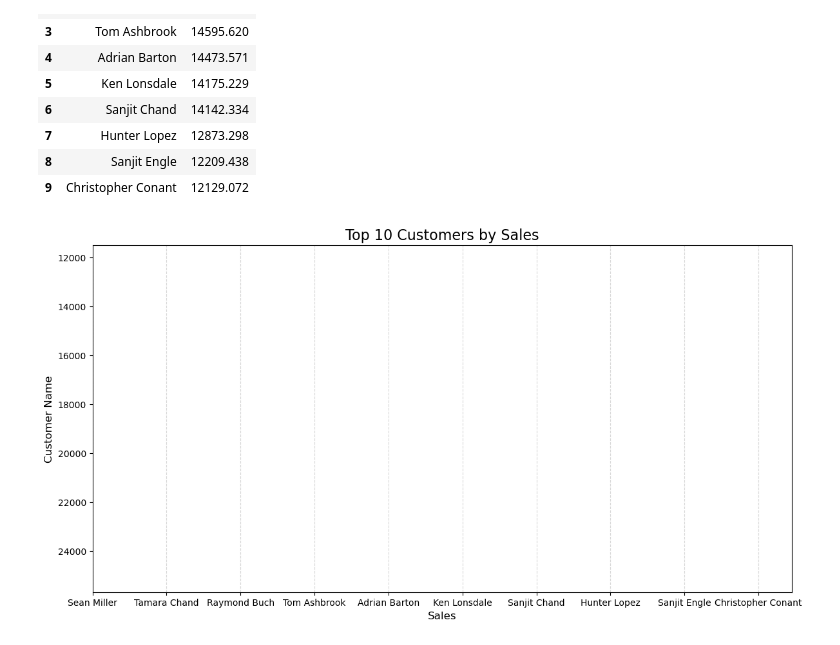
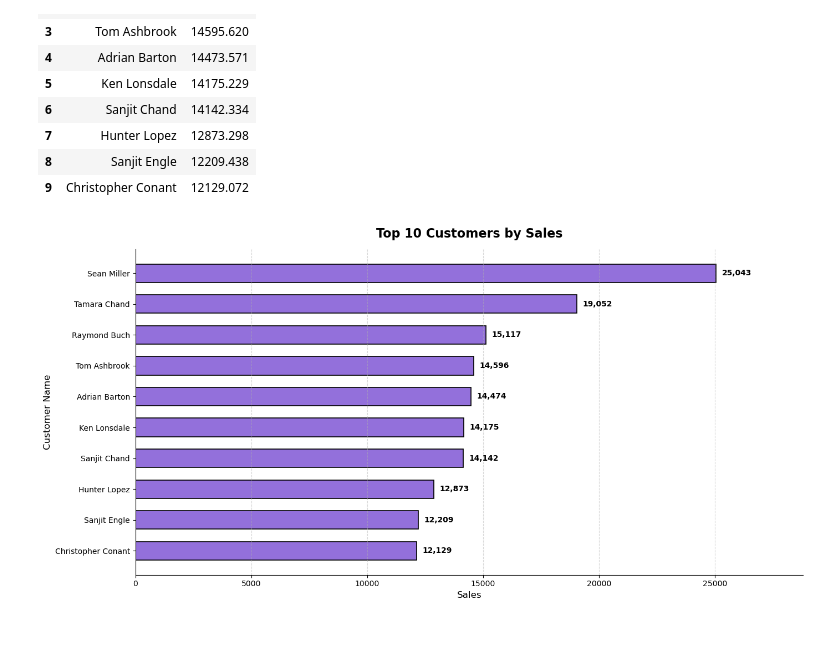
Before and after one commit to nilesh-2006/E-Commerce-Sales-Analysis, a Jupyter notebook: notebooks/06_customer_analysis.ipynb, the cells around one changed output. Saved outputs shown, nothing was run; the diff lists cells and outputs as text; code cells hidden in the pictures.

Commit message:
change color

```diff
--- a/notebooks/06_customer_analysis.ipynb
+++ b/notebooks/06_customer_analysis.ipynb
@@ -68,22 +68,45 @@ top_customers
 # %%
 
 plt.figure(figsize=(14,7))
-plt.barh(top_customers["Sales"], top_customers["Customer Name"])
 
-plt.title("Top 10 Customers by Sales", fontsize=16)
+bars = plt.barh(top_customers["Customer Name"], top_customers["Sales"],
+         color="mediumpurple", edgecolor="black",
+         linewidth=1.2, height=0.6)
+
+plt.gca().invert_yaxis()
+
+plt.title("Top 10 Customers by Sales", fontsize=16, fontweight="bold", pad=15)
 
 plt.xlabel("Sales", fontsize=12)
 
 plt.ylabel("Customer Name", fontsize=12)
 
-plt.gca().invert_yaxis()
+plt.grid(axis="x",linestyle="--", alpha=0.5)
+plt.yticks(fontsize=10)
 
-plt.grid(axis="x",linestyle="--", alpha=0.5)
+plt.xlim(0, top_customers["Sales"].max() * 1.15)
 
-# # Value labels
-# for index, value in enumerate(top_customers.values):
-#     plt.text(value, index, f"{value:,.0f}", va="center")
+# Value labels
+offset = top_customers["Sales"].max() * 0.01
 
-# plt.tight_layout()
+for bar in bars:
+    plt.text(
+        bar.get_width() + offset,
+        bar.get_y() + bar.get_height()/2,
+        f"{bar.get_width():,.0f}",
+        va="center", ha="left",
+        fontsize=10, fontweight="bold"
+    )
+
+
+plt.gca().spines["top"].set_visible(False)
+plt.gca().spines["right"].set_visible(False)
+
+plt.tight_layout()
+
+plt.savefig(
+    "../visualizations/customers/top10_customers_sales.png",dpi=300, bbox_inches="tight"
+)
+plt.show()
 # %% [output]
-[figure, old version]
+[figure, new version]
```
Also changed, not shown: parts of 7 cells of this notebook.
